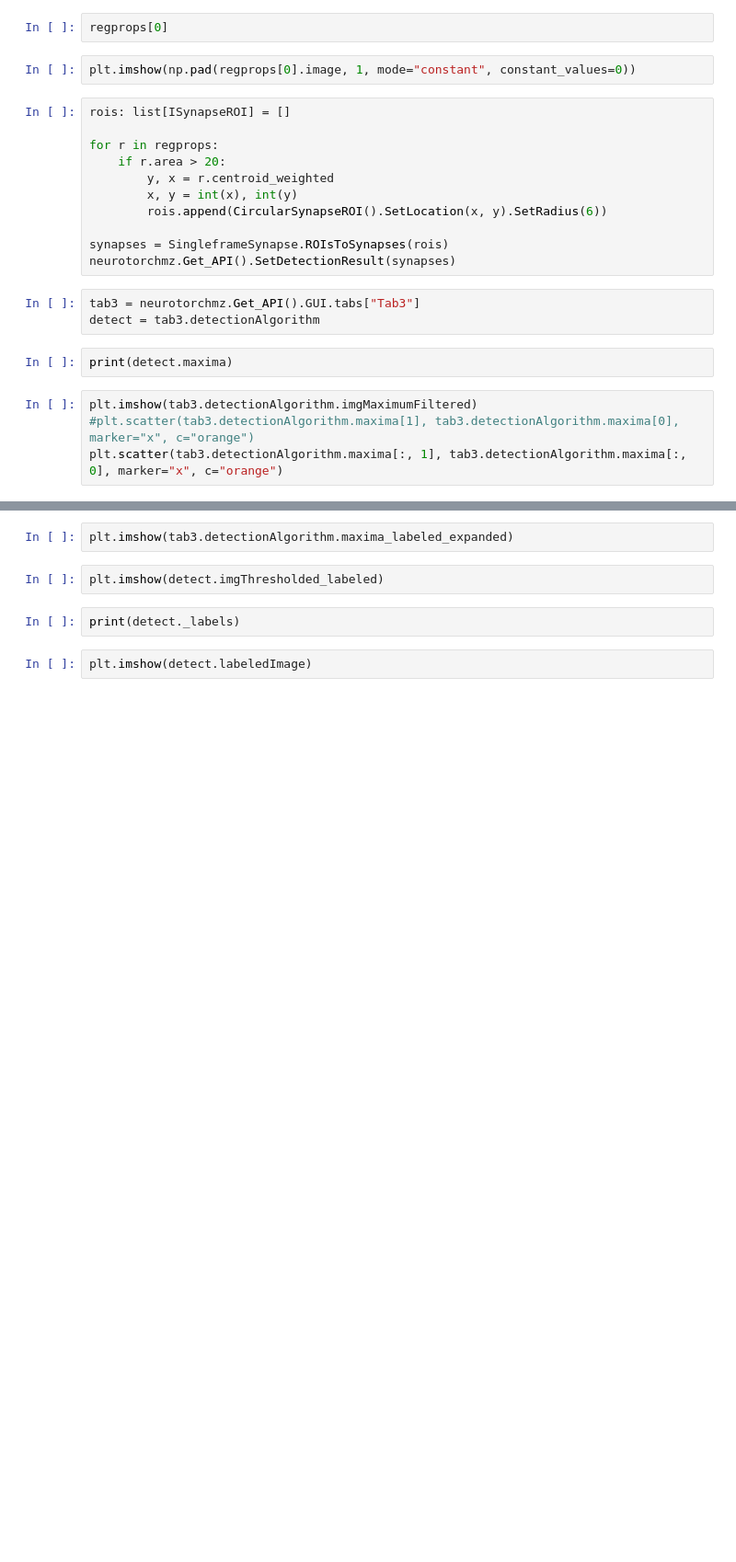
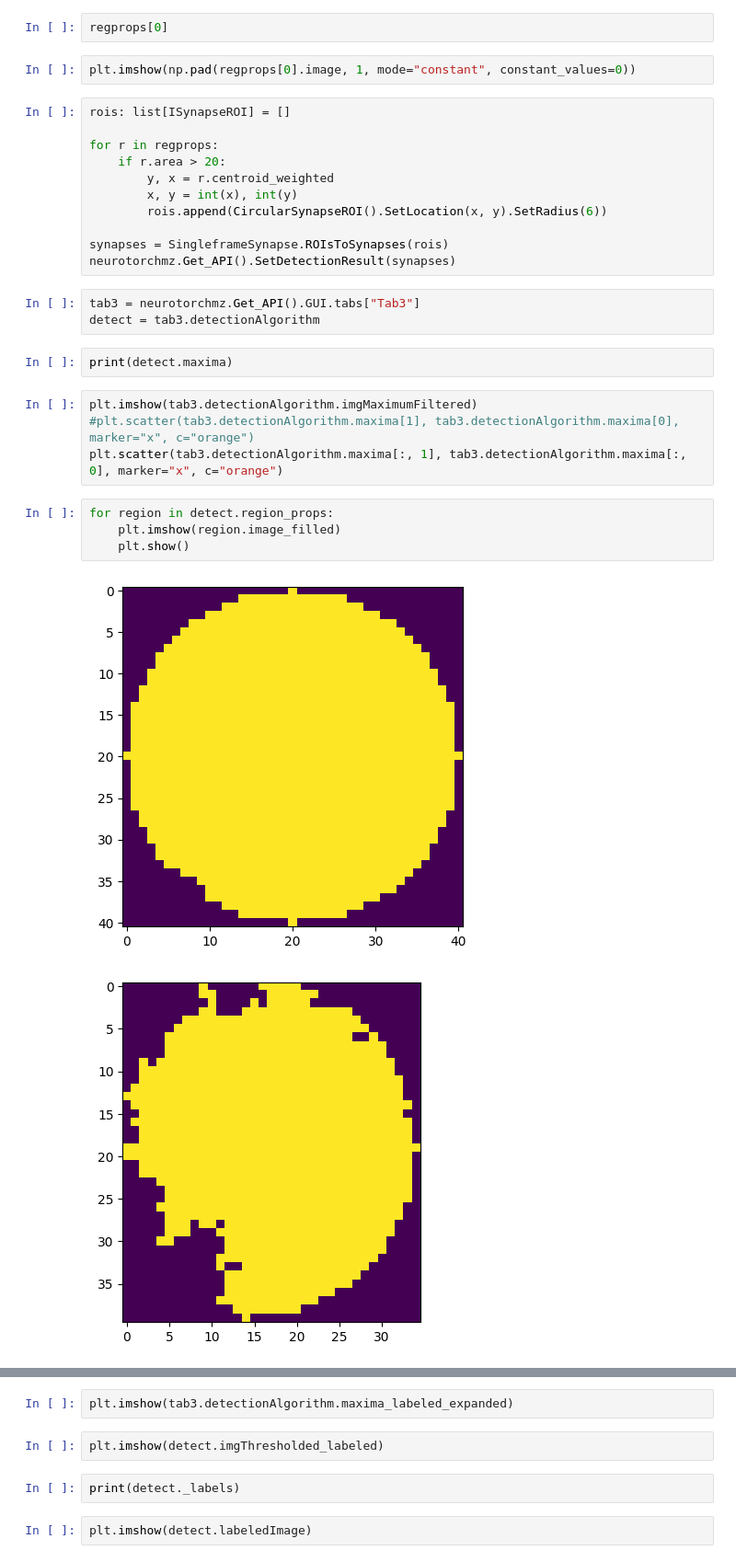
Before and after one commit to andreasmz/neurotorch, a Jupyter notebook: dev/notebooks/devNotebook24-11.ipynb, the cells around one changed output, grey strips where cells are left out. Shown: that part at 92% size. Saved outputs shown, nothing was run; the diff lists cells and outputs as text; blank space fills up the shorter version.

```diff
--- a/dev/notebooks/devNotebook24-11.ipynb
+++ b/dev/notebooks/devNotebook24-11.ipynb
@@ -151,3 +161,10 @@ print(detect.maxima)
 plt.imshow(tab3.detectionAlgorithm.imgMaximumFiltered)
 #plt.scatter(tab3.detectionAlgorithm.maxima[1], tab3.detectionAlgorithm.maxima[0], marker="x", c="orange")
 plt.scatter(tab3.detectionAlgorithm.maxima[:, 1], tab3.detectionAlgorithm.maxima[:, 0], marker="x", c="orange")
+# %%
+for region in detect.region_props:
+    plt.imshow(region.image_filled)
+    plt.show()
+# %% [output]
+[figure, added]
+[figure, added]
```
Also changed, not shown: parts of 3 cells of this notebook, 2 other files.
